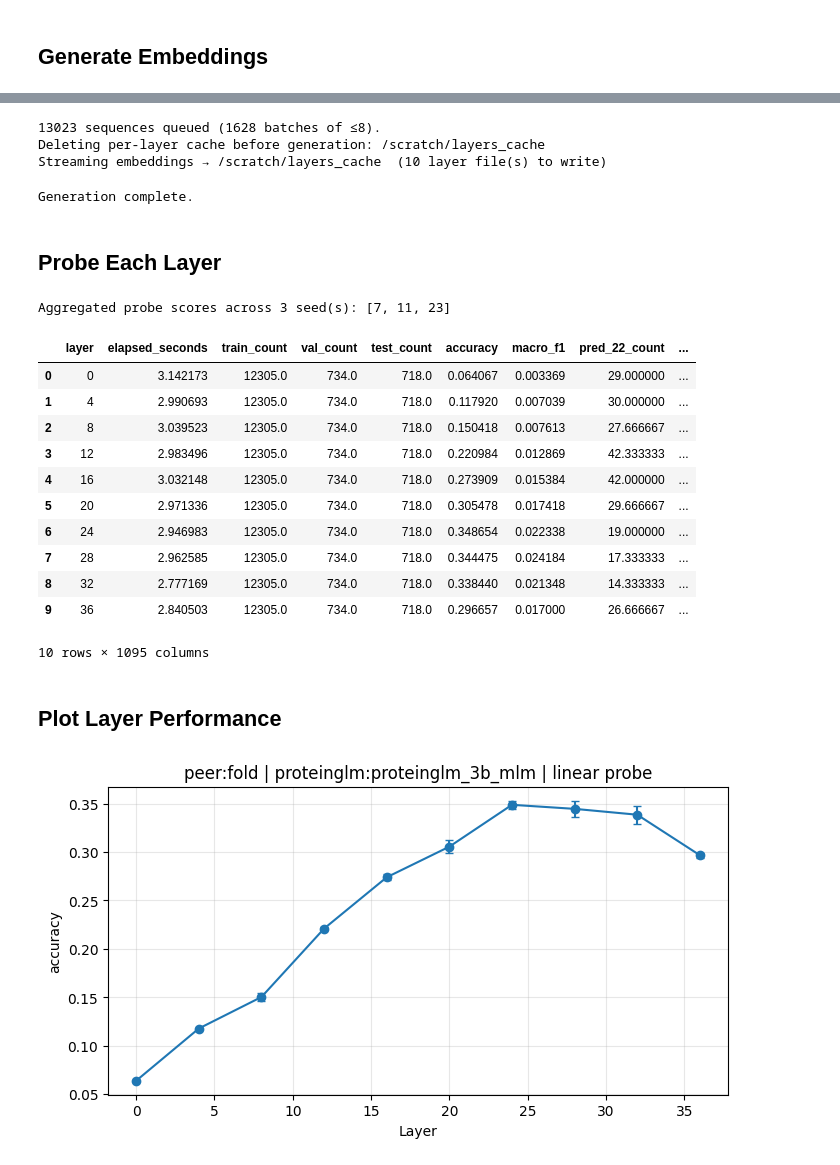
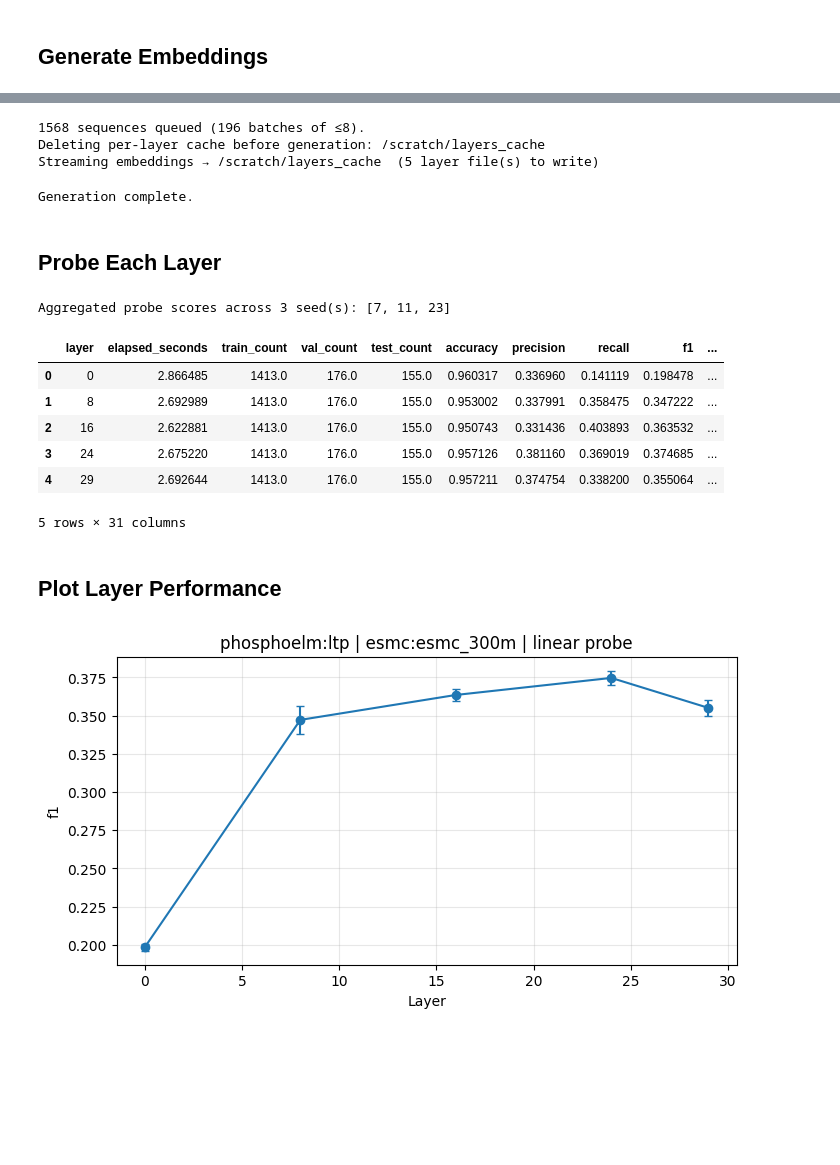
Before and after one commit to CBBIO/BioData, a Jupyter notebook: notebooks/probing_layer_sweep.ipynb, the cells around one changed output, grey strips where cells are left out. Cells and saved outputs as stored; diff of their text form; code cells hidden in the pictures; blank space fills up the shorter version.

```diff
--- a/notebooks/probing_layer_sweep.ipynb
+++ b/notebooks/probing_layer_sweep.ipynb
@@ -75,7 +74,7 @@ Start with a native PEER protein-level task. Set `DOWNLOAD_DATA = True` for the
 DATA_ROOT = Path("data/probing")
 
 # Either set DATASET_ID directly, or leave it as None and use DATASET_QUERY.
-DATASET_ID: str | None ="peer:fold"
+DATASET_ID: str | None ="phosphoelm:ltp"
 DATASET_QUERY = "residue"
 
 DOWNLOAD_DATA = True
@@ -99,11 +98,11 @@ MAX_TORCH_INTEROP_THREADS: int | None = 4
 DISABLE_TOKENIZERS_PARALLELISM = False
 
 # Small default model. Larger models are slower but can be swapped in here.
-MODEL_CLASS = "proteinglm"
-MODEL_NAME = "proteinglm_3b_mlm"
+MODEL_CLASS = "esmc"
+MODEL_NAME = "esmc_300m"
 DEVICE = "cuda" if torch.cuda.is_available() else "cpu"
 
-LAYER_STRIDE = 4
+LAYER_STRIDE = 8
 CUSTOM_LAYERS: Sequence[int] | None = None
 
 # Probe configuration and repeated-seed evaluation.
@@ -406,20 +406,12 @@ def load_selected_dataset(entry) -> ProteinDataset | ResidueDataset:
         if entry.level == "residue" and not isinstance(dataset, ResidueDataset):
             raise EmbeddingInputError(f"Expected ResidueDataset, got {type(dataset).__name__}.")
         return dataset
-    if entry.collection == "dbptm_benchmark":
-        return load_dbptm_benchmark_dataset(DATA_ROOT, name=entry.name, download=DOWNLOAD_DATA)
-    if entry.collection == "residue_sources":
-        try:
-            loader = load_residue_source_dataset
-        except NameError:
-            from CBBIO import load_residue_source_dataset as loader
-        return loader(
-            DATA_ROOT,
-            name=entry.name,
-            target=entry.target,
-            download=DOWNLOAD_DATA,
-        )
-    raise EmbeddingInputError(f"No loader is wired for catalog collection {entry.collection!r}.")
+    return load_dataset(
+        entry.id,
+        DATA_ROOT,
+        target=entry.target,
+        download=DOWNLOAD_DATA,
+    )
 
 
 def limit_split_examples(
@@ -723,9 +696,9 @@ elif EMBEDDINGS_CACHE_PATH is not None:
         clear_cuda_cache()
         print("Generation complete.")
 # %% [output]
-13023 sequences queued (1628 batches of ≤8).
+1568 sequences queued (196 batches of ≤8).
 Deleting per-layer cache before generation: /scratch/layers_cache
-Streaming embeddings → /scratch/layers_cache  (10 layer file(s) to write)
+Streaming embeddings → /scratch/layers_cache  (5 layer file(s) to write)
 Generation complete.
 # %% [markdown]
 ## Probe Each Layer
@@ -949,18 +922,13 @@ print(f"Aggregated probe scores across {len(probe_seeds)} seed(s): {probe_seeds}
 results
 # %% [output]
 Aggregated probe scores across 3 seed(s): [7, 11, 23]
-|  | layer | elapsed_seconds | train_count | val_count | test_count | accuracy | macro_f1 | pred_22_count | ... |
-| 0 | 0 | 3.142173 | 12305.0 | 734.0 | 718.0 | 0.064067 | 0.003369 | 29.000000 | ... |
-| 1 | 4 | 2.990693 | 12305.0 | 734.0 | 718.0 | 0.117920 | 0.007039 | 30.000000 | ... |
-| 2 | 8 | 3.039523 | 12305.0 | 734.0 | 718.0 | 0.150418 | 0.007613 | 27.666667 | ... |
-| 3 | 12 | 2.983496 | 12305.0 | 734.0 | 718.0 | 0.220984 | 0.012869 | 42.333333 | ... |
-| 4 | 16 | 3.032148 | 12305.0 | 734.0 | 718.0 | 0.273909 | 0.015384 | 42.000000 | ... |
-| 5 | 20 | 2.971336 | 12305.0 | 734.0 | 718.0 | 0.305478 | 0.017418 | 29.666667 | ... |
-| 6 | 24 | 2.946983 | 12305.0 | 734.0 | 718.0 | 0.348654 | 0.022338 | 19.000000 | ... |
-| 7 | 28 | 2.962585 | 12305.0 | 734.0 | 718.0 | 0.344475 | 0.024184 | 17.333333 | ... |
-| 8 | 32 | 2.777169 | 12305.0 | 734.0 | 718.0 | 0.338440 | 0.021348 | 14.333333 | ... |
-| 9 | 36 | 2.840503 | 12305.0 | 734.0 | 718.0 | 0.296657 | 0.017000 | 26.666667 | ... |
+|  | layer | elapsed_seconds | train_count | val_count | test_count | accuracy | precision | recall | f1 | ... |
+| 0 | 0 | 2.866485 | 1413.0 | 176.0 | 155.0 | 0.960317 | 0.336960 | 0.141119 | 0.198478 | ... |
+| 1 | 8 | 2.692989 | 1413.0 | 176.0 | 155.0 | 0.953002 | 0.337991 | 0.358475 | 0.347222 | ... |
+| 2 | 16 | 2.622881 | 1413.0 | 176.0 | 155.0 | 0.950743 | 0.331436 | 0.403893 | 0.363532 | ... |
+| 3 | 24 | 2.675220 | 1413.0 | 176.0 | 155.0 | 0.957126 | 0.381160 | 0.369019 | 0.374685 | ... |
+| 4 | 29 | 2.692644 | 1413.0 | 176.0 | 155.0 | 0.957211 | 0.374754 | 0.338200 | 0.355064 | ... |
-10 rows × 1095 columns
+5 rows × 31 columns
 # %% [markdown]
 ## Plot Layer Performance
 # %%
@@ -972,32 +940,32 @@ def choose_metric(results: pd.DataFrame, requested: str | None) -> str:
     preferred = ["accuracy", "macro_f1", "f1", "auroc", "spearmanr", "r2", "rmse", "mae"]
     for metric in preferred:
         if metric in results.columns:
             return metric
     metric_columns = [column for column in results.columns if column not in {"layer", "elapsed_seconds", "train_count", "val_count", "test_count"} and not column.endswith("_std")]
     if not metric_columns:
         raise EmbeddingInputError("No metric columns found in probe results.")
     return metric_columns[0]
 
 
 metric = choose_metric(results, METRIC)
-metric = "accuracy"
+metric = "f1"
 
 fig, ax = plt.subplots(figsize=(8, 4))
 metric_std = f"{metric}_std"
 if metric_std in results.columns:
     ax.errorbar(
         results["layer"],
         results[metric],
         yerr=results[metric_std].fillna(0.0),
         marker="o",
         capsize=3,
     )
 else:
     ax.plot(results["layer"], results[metric], marker="o")
 ax.set_xlabel("Layer")
 ax.set_ylabel(metric)
 ax.set_title(f"{dataset_entry.id} | {MODEL_CLASS}:{MODEL_NAME} | {PROBE.kind} probe")
 ax.grid(alpha=0.3)
 plt.show()
 # %% [output]
-[figure, old version]
+[figure, new version]
```
Also changed, not shown: parts of 7 cells of this notebook, 2 other files.
